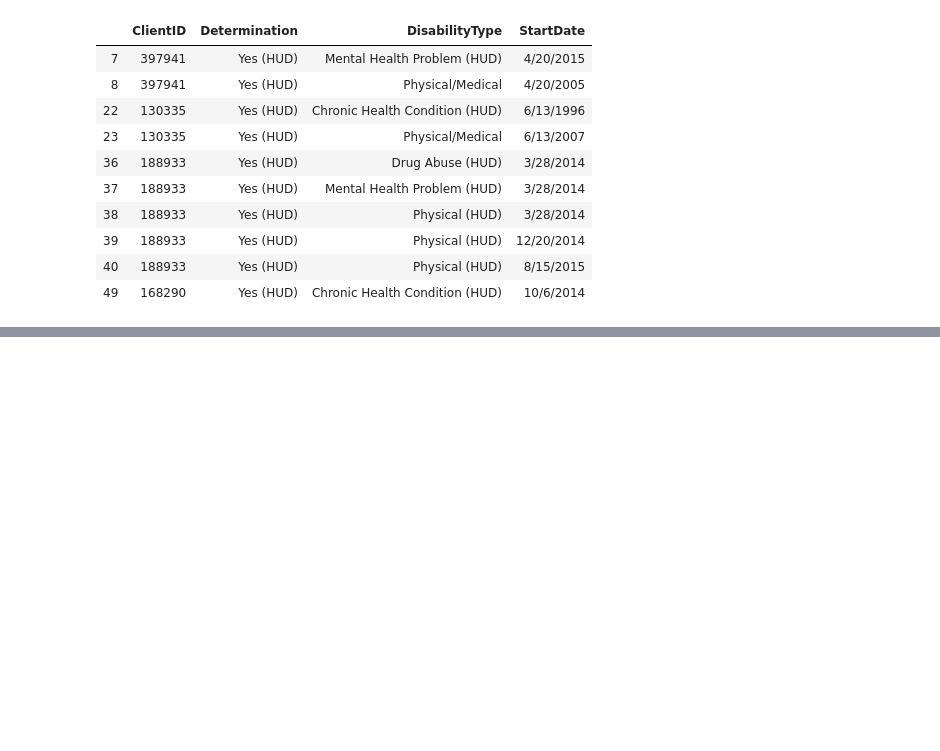
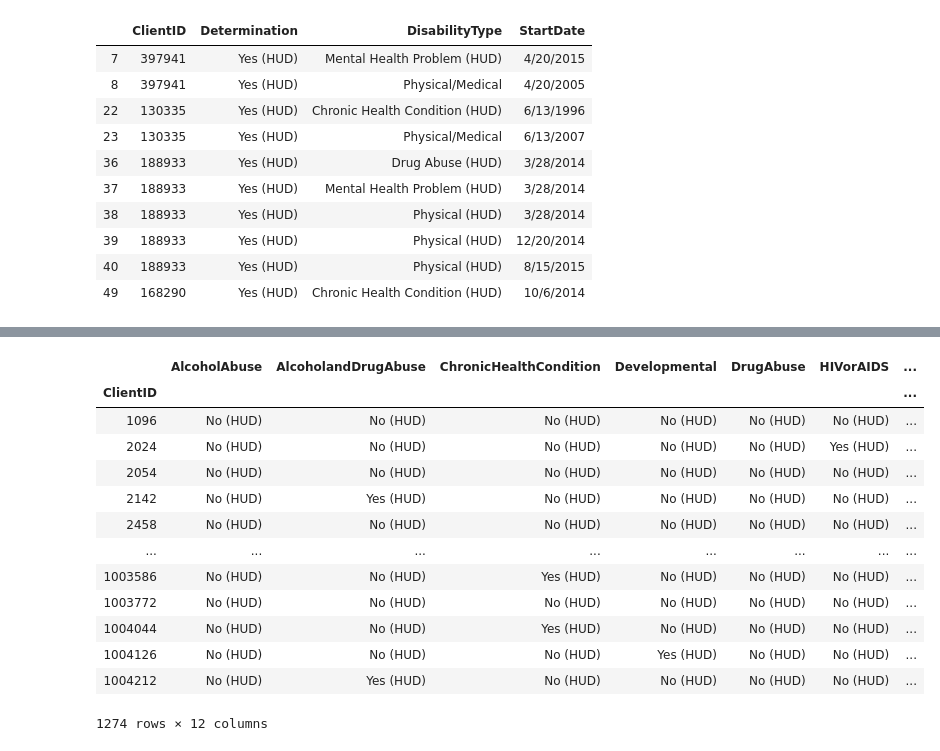
Before and after one commit to meaganfoster/bios611-projects-fall-2019-mlfoste1, a Jupyter notebook: Project_3/wrangling.ipynb, the cells around one changed output, grey strips where cells are left out. Cells and saved outputs as stored; diff of their text form; code cells hidden in the pictures; blank space fills up the shorter version.

```diff
--- a/Project_3/wrangling.ipynb
+++ b/Project_3/wrangling.ipynb
@@ -39,6 +115,6 @@ client_csv = client_df.to_csv (r'data\client.csv', index = None, header=True) #D
 # %%
 # Read in the disability data
-disability_df = pd.read_csv(
+disability_read_df = pd.read_csv(
     "https://raw.githubusercontent.com/biodatascience/datasci611/gh-pages/data/project2_2019/DISABILITY_ENTRY_191102.tsv",     # relative python path to subdirectory
     sep='\t'           # Tab-separated value file.
     #quotechar="'",        # single quote allowed as quote character
@@ -66,9 +142,10 @@ disability_df.head(10)
 | 8 | 397941 | Yes (HUD) | Physical/Medical | 4/20/2005 |
 | 9 | 130335 | No (HUD) | Alcohol Abuse (HUD) | 6/13/2015 |
 # %%
-disability_df.columns=['ClientID', 'Determination', 'DisabilityType', 'StartDate']
+#Update column names
+disability_read_df.columns=['ClientID', 'Determination', 'DisabilityType', 'StartDate']
 
-disability_df.head(10)
+disability_read_df
 # %% [output]
 |  | ClientID | Determination | DisabilityType | StartDate |
 | 0 | 397941 | No (HUD) | Alcohol Abuse (HUD) | 4/20/2015 |
@@ -82,7 +159,8 @@ disability_df.head(10)
 | 8 | 397941 | Yes (HUD) | Physical/Medical | 4/20/2005 |
 | 9 | 130335 | No (HUD) | Alcohol Abuse (HUD) | 6/13/2015 |
 # %%
-disability_Yes_df = disability_df[disability_df['Determination'] == 'Yes (HUD)'].drop_duplicates()
+#filter down to clients that have atleast 1 disability
+disability_Yes_df = disability_read_df[disability_df['Determination'] == 'Yes (HUD)'].drop_duplicates()
 
 disability_Yes_df.head(10)
 # %% [output]
@@ -99,0 +217,21 @@ disability_Yes_df.head(10)
+# %%
+#Rename columns
+disability_pivot_df.columns=['AlcoholAbuse','AlcoholandDrugAbuse','ChronicHealthCondition','Developmental',
+                             'DrugAbuse','HIVorAIDS','MentalHealthProblem','Other','Learning','Physical','PhysicalMedical','VisionImpaired']
+
+disability_pivot_df
+# %% [output]
+|  | AlcoholAbuse | AlcoholandDrugAbuse | ChronicHealthCondition | Developmental | DrugAbuse | HIVorAIDS | ... |
+| ClientID |  |  |  |  |  |  | ... |
+| 1096 | No (HUD) | No (HUD) | No (HUD) | No (HUD) | No (HUD) | No (HUD) | ... |
+| 2024 | No (HUD) | No (HUD) | No (HUD) | No (HUD) | No (HUD) | Yes (HUD) | ... |
+| 2054 | No (HUD) | No (HUD) | No (HUD) | No (HUD) | No (HUD) | No (HUD) | ... |
+| 2142 | No (HUD) | Yes (HUD) | No (HUD) | No (HUD) | No (HUD) | No (HUD) | ... |
+| 2458 | No (HUD) | No (HUD) | No (HUD) | No (HUD) | No (HUD) | No (HUD) | ... |
+| ... | ... | ... | ... | ... | ... | ... | ... |
+| 1003586 | No (HUD) | No (HUD) | Yes (HUD) | No (HUD) | No (HUD) | No (HUD) | ... |
+| 1003772 | No (HUD) | No (HUD) | No (HUD) | No (HUD) | No (HUD) | No (HUD) | ... |
+| 1004044 | No (HUD) | No (HUD) | Yes (HUD) | No (HUD) | No (HUD) | No (HUD) | ... |
+| 1004126 | No (HUD) | No (HUD) | No (HUD) | Yes (HUD) | No (HUD) | No (HUD) | ... |
+| 1004212 | No (HUD) | Yes (HUD) | No (HUD) | No (HUD) | No (HUD) | No (HUD) | ... |
+1274 rows × 12 columns
```
Also changed, not shown: parts of 23 cells of this notebook, 16 other files.
